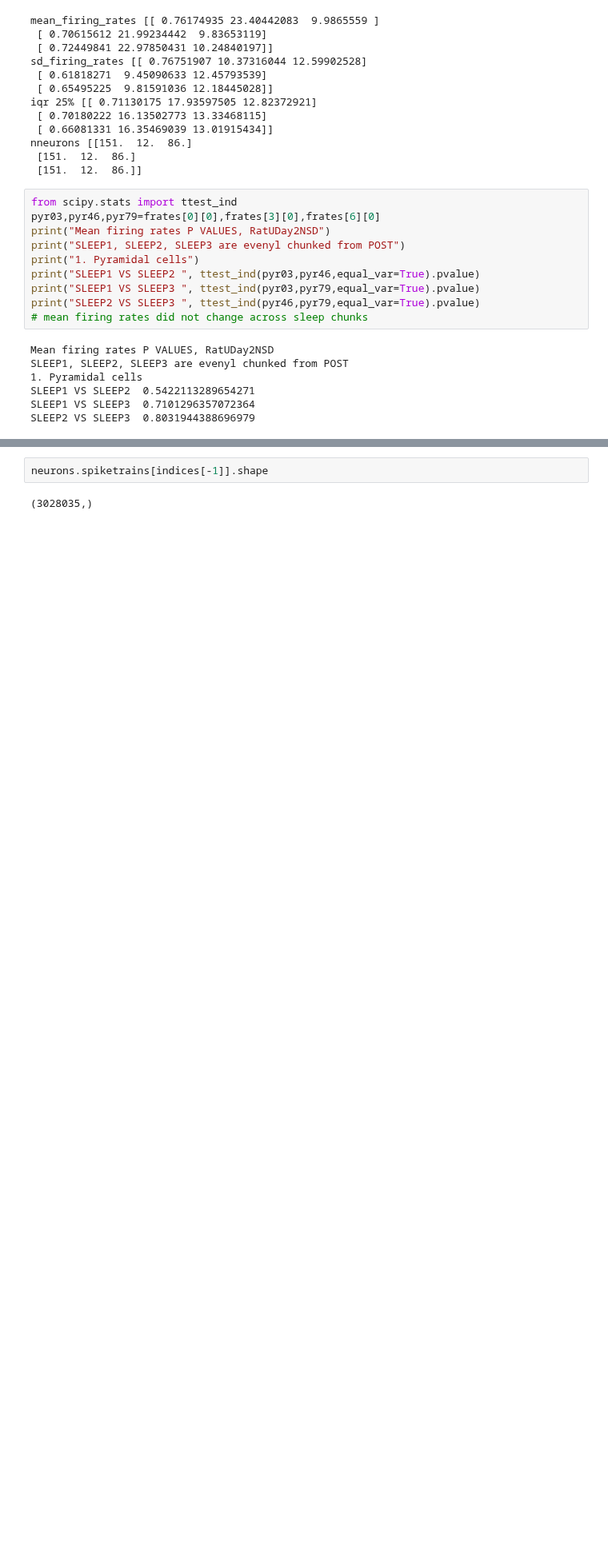
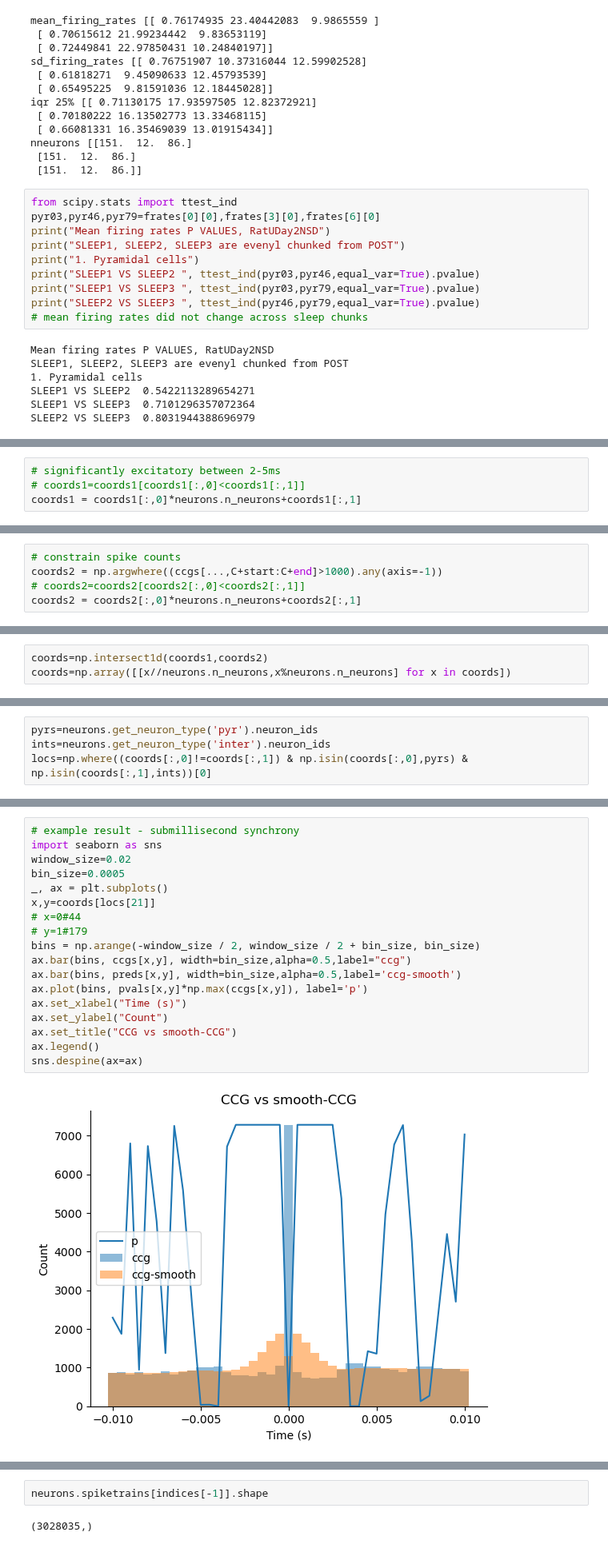
Before and after one commit to selina-lii/NeuroPy, a Jupyter notebook: notebooks/data_explore_seiln.ipynb, the cells around one changed output, grey strips where cells are left out. Shown at 80% size. Drawn from its saved outputs; the diff is of its cells as text; blank space fills up the shorter version.

```diff
--- a/notebooks/data_explore_seiln.ipynb
+++ b/notebooks/data_explore_seiln.ipynb
@@ -518,0 +439,4 @@ shift 508
+# %%
+# significantly excitatory between 2-5ms
+# coords1=coords1[coords1[:,0]<coords1[:,1]]
+coords1 = coords1[:,0]*neurons.n_neurons+coords1[:,1]
@@ -518,0 +447,5 @@ shift 508
+# %%
+# constrain spike counts
+coords2 = np.argwhere((ccgs[...,C+start:C+end]>1000).any(axis=-1))
+# coords2=coords2[coords2[:,0]<coords2[:,1]]
+coords2 = coords2[:,0]*neurons.n_neurons+coords2[:,1]
@@ -518,0 +460,3 @@ shift 508
+# %%
+coords=np.intersect1d(coords1,coords2)
+coords=np.array([[x//neurons.n_neurons,x%neurons.n_neurons] for x in coords])
@@ -518,0 +471,4 @@ shift 508
+# %%
+pyrs=neurons.get_neuron_type('pyr').neuron_ids
+ints=neurons.get_neuron_type('inter').neuron_ids
+locs=np.where((coords[:,0]!=coords[:,1]) & np.isin(coords[:,0],pyrs) & np.isin(coords[:,1],ints))[0]
@@ -518,0 +534,20 @@ shift 508
+# %%
+# example result - submillisecond synchrony
+import seaborn as sns
+window_size=0.02
+bin_size=0.0005
+_, ax = plt.subplots()
+x,y=coords[locs[21]]
+# x=0#44
+# y=1#179
+bins = np.arange(-window_size / 2, window_size / 2 + bin_size, bin_size)
+ax.bar(bins, ccgs[x,y], width=bin_size,alpha=0.5,label="ccg")
+ax.bar(bins, preds[x,y], width=bin_size,alpha=0.5,label='ccg-smooth')
+ax.plot(bins, pvals[x,y]*np.max(ccgs[x,y]), label='p')
+ax.set_xlabel("Time (s)")
+ax.set_ylabel("Count")
+ax.set_title("CCG vs smooth-CCG")
+ax.legend()
+sns.despine(ax=ax)
+# %% [output]
+[figure, added]
```
Also changed, not shown: parts of 55 cells of this notebook, 2 other files.
